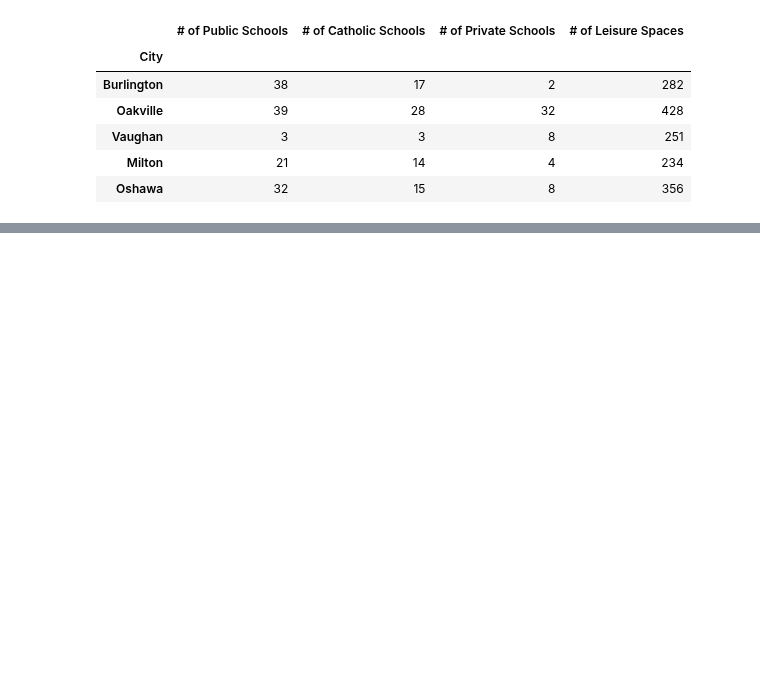
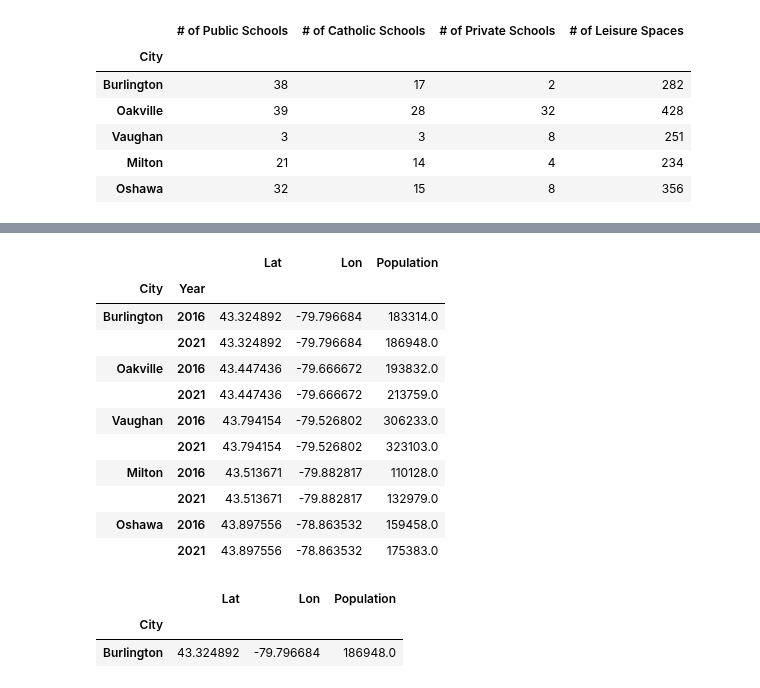
Before and after one commit to MaisieDeGraaf/oakville-housing-analysis, a Jupyter notebook: Main_Cities_Analysis.ipynb, the cells around one changed output, grey strips where cells are left out. Cells and saved outputs as stored; diff of their text form; code cells hidden in the pictures; blank space fills up the shorter version.

```diff
--- a/Main_Cities_Analysis.ipynb
+++ b/Main_Cities_Analysis.ipynb
@@ -85,3 +91,34 @@ all_amenities_df
 | Vaughan | 3 | 3 | 8 | 251 |
 | Milton | 21 | 14 | 4 | 234 |
 | Oshawa | 32 | 15 | 8 | 356 |
+# %%
+map_cities = ['Burlington', 'Oakville', 'Oshawa', 'Vaughan', 'Milton']
+map_cities_dic = {
+    'City': map_cities
+}
+map_cities_df = pd.DataFrame(map_cities_dic)
+# %%
+map_cities_df['Lat'] = ""
+map_cities_df['Lon'] = ""
+# %%
+params = {
+    "apiKey":apify_key,
+    "format":"json"
+}
+base_url = "https://api.geoapify.com/v1/geocode/search"
+for index, row in map_cities_df.iterrows():
+
+
+    city = f'{row["City"]} , Ontario, Canada'
+
+    params['text'] = city
+
+    response = requests.get(base_url, params = params).json()
+
+    lat = response['results'][0]['lat']
+    lon = response['results'][0]['lon']
+
+    map_cities_df.loc[index, "Lat"] = lat
+    map_cities_df.loc[index, "Lon"] = lon
+map_cities_df.set_index('City', inplace=True)
+map_cities_df
@@ -87,0 +133,23 @@ all_amenities_df
+# %%
+merged_map_df = map_cities_df.merge(all_cities_df['Population'], left_index=True, right_index=True, how='left')
+merged_map_df
+# %% [output]
+|  |  | Lat | Lon | Population |
+| City | Year |  |  |  |
+| Burlington | 2016 | 43.324892 | -79.796684 | 183314.0 |
+|  | 2021 | 43.324892 | -79.796684 | 186948.0 |
+| Oakville | 2016 | 43.447436 | -79.666672 | 193832.0 |
+|  | 2021 | 43.447436 | -79.666672 | 213759.0 |
+| Vaughan | 2016 | 43.794154 | -79.526802 | 306233.0 |
+|  | 2021 | 43.794154 | -79.526802 | 323103.0 |
+| Milton | 2016 | 43.513671 | -79.882817 | 110128.0 |
+|  | 2021 | 43.513671 | -79.882817 | 132979.0 |
+| Oshawa | 2016 | 43.897556 | -78.863532 | 159458.0 |
+|  | 2021 | 43.897556 | -78.863532 | 175383.0 |
+# %%
+filtered_map_df = merged_map_df.xs(2021, level='Year')
+filtered_map_df
+# %% [output]
+|  | Lat | Lon | Population |
+| City |  |  |  |
+| Burlington | 43.324892 | -79.796684 | 186948.0 |
```
Also changed, not shown: parts of 3 cells of this notebook.
